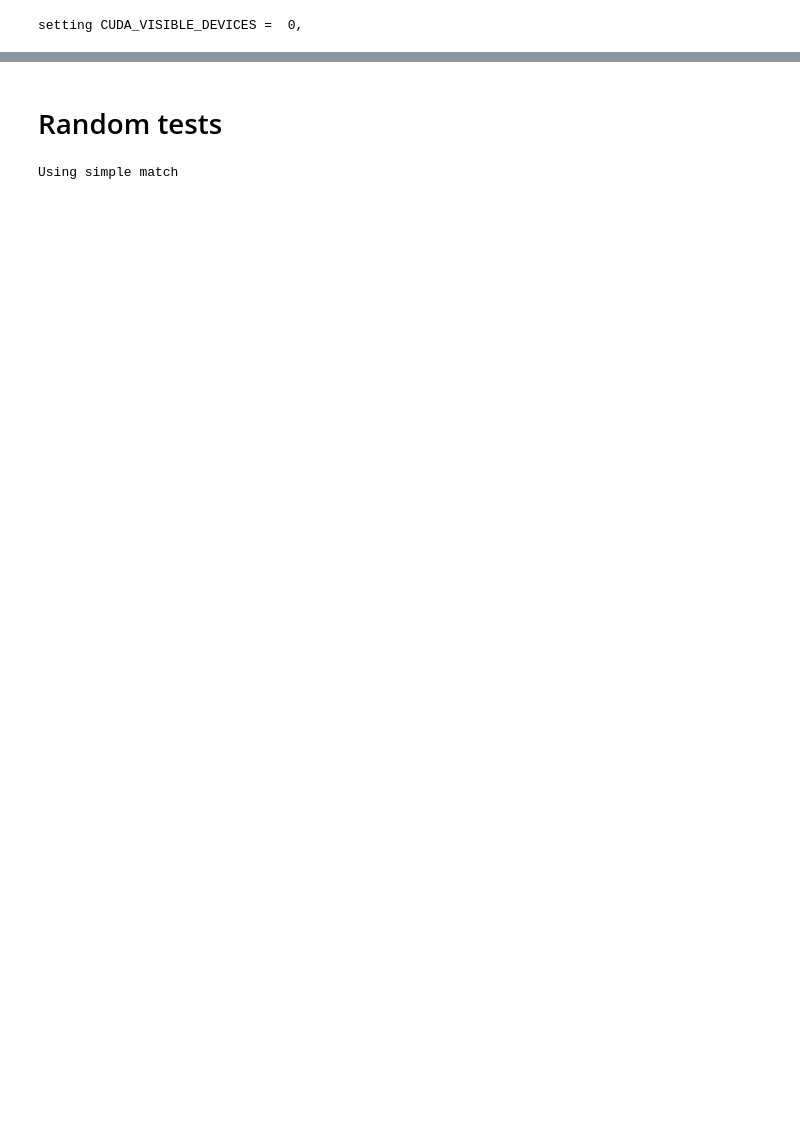
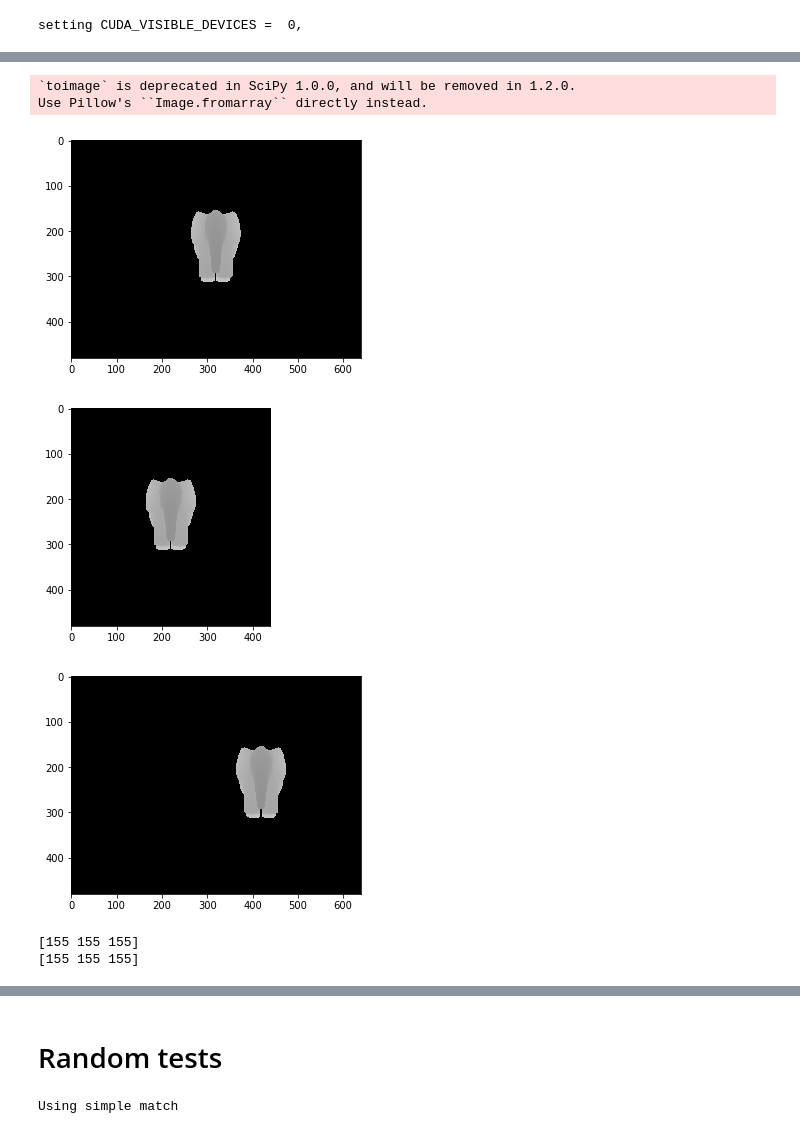
Before and after one commit to dtseng/pytorch-dense-correspondence, a Jupyter notebook: dense_correspondence/experiments/mech_search/simple_orb_correspondence.ipynb, the cells around one changed output, grey strips where cells are left out. Saved outputs shown, nothing was run; the diff lists cells and outputs as text; code cells hidden in the pictures; blank space fills up the shorter version.

Commit message:
experiments with results on simple heap

```diff
--- a/dense_correspondence/experiments/mech_search/simple_orb_correspondence.ipynb
+++ b/dense_correspondence/experiments/mech_search/simple_orb_correspondence.ipynb
@@ -305,0 +277,24 @@ ZeroDivisionError: integer division or modulo by zero
+# %%
+target_name = "elephant"
+
+target_img = Image.open("images/targets/{}/target_depth.png".format(target_name)).convert('RGB')
+target = np.array(target_img)
+target_descriptors = run_dcn_on_image(dcn, dataset, target_img)
+target_mask = np.load("images/targets/{}/target_mask.npy".format(target_name)).astype(np.bool)
+
+# target_depth_shifted_2 is target_depth shifted to the right by 100 pixels
+heap_img = Image.open("images/targets/{}/target_depth_shifted2.png".format(target_name)).convert('RGB')
+heap = np.array(heap_img)
+heap_descriptors = run_dcn_on_image(dcn, dataset, heap_img)
+obj1_mask = (heap[:, :, 0] != 0).astype(int)*255
+obj1_mask = np.stack((obj1_mask, obj1_mask, obj1_mask), axis=2)
+
+# coords should be in UV (right, down), might want to double check that
+target_PPT, target_PPT_coords = generate_PPT_samples(target, target_descriptors, target_mask, num_samples=100)
+obj1_PPT, obj1_PPT_coords = generate_PPT_samples(target, target_descriptors, obj1_mask, num_samples=100)
+
+target_obj1 = sorted(simple_match(target_PPT, obj1_PPT), key=lambda x:x[2])
+print(target_obj1)
+
+# plt.imshow(target)
+# plt.scatter(x=[100], y=[200], c='r', s=40)
@@ -305,0 +307,23 @@ ZeroDivisionError: integer division or modulo by zero
+# %%
+plt.imshow(target)
+plt.figure()
+target_cropped = target[:, 100:-100, :]
+plt.imshow(target_cropped)
+buf = np.zeros((480, 200, 3)).astype(int)
+target_shifted = np.concatenate((buf, target_cropped), axis=1)
+
+plt.figure()
+plt.imshow(target_shifted)
+scipy.misc.toimage(target_shifted, cmin=0.0, cmax=255).save("images/targets/{}/target_depth_shifted2.png".format(target_name))
+# %% [output]
+`toimage` is deprecated in SciPy 1.0.0, and will be removed in 1.2.0.
+Use Pillow's ``Image.fromarray`` directly instead.
+[figure, added]
+[figure, added]
+[figure, added]
+# %%
+print(target[200, 300])
+print(heap[200, 400])
+# %% [output]
+[155 155 155]
+[155 155 155]
```
Also changed, not shown: parts of 23 cells of this notebook.
